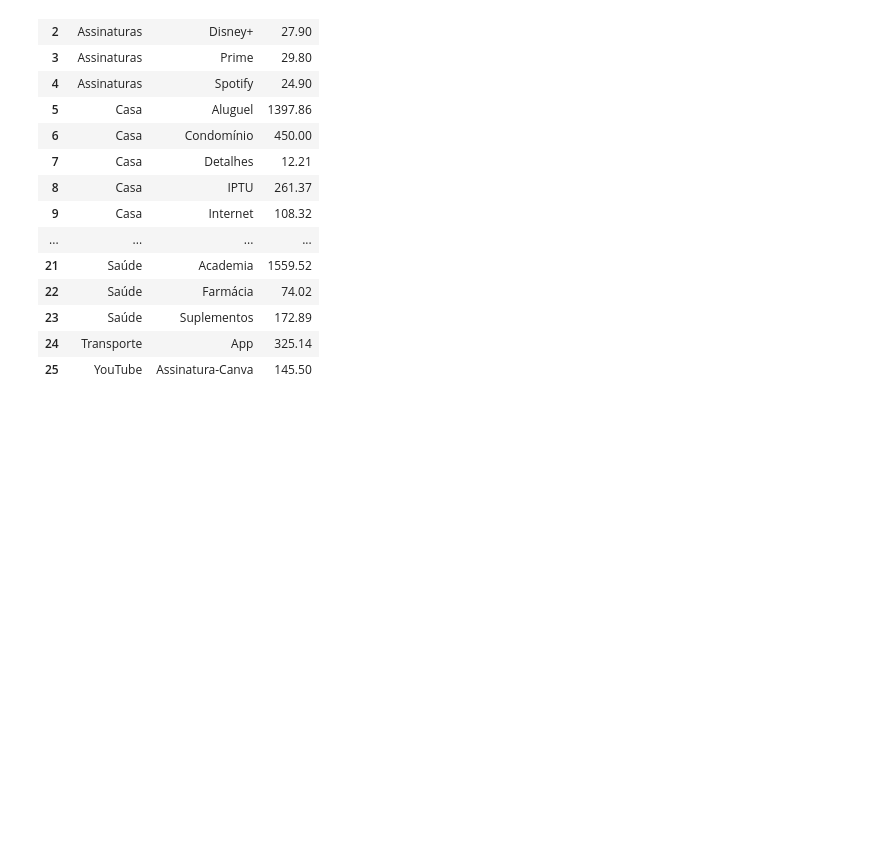
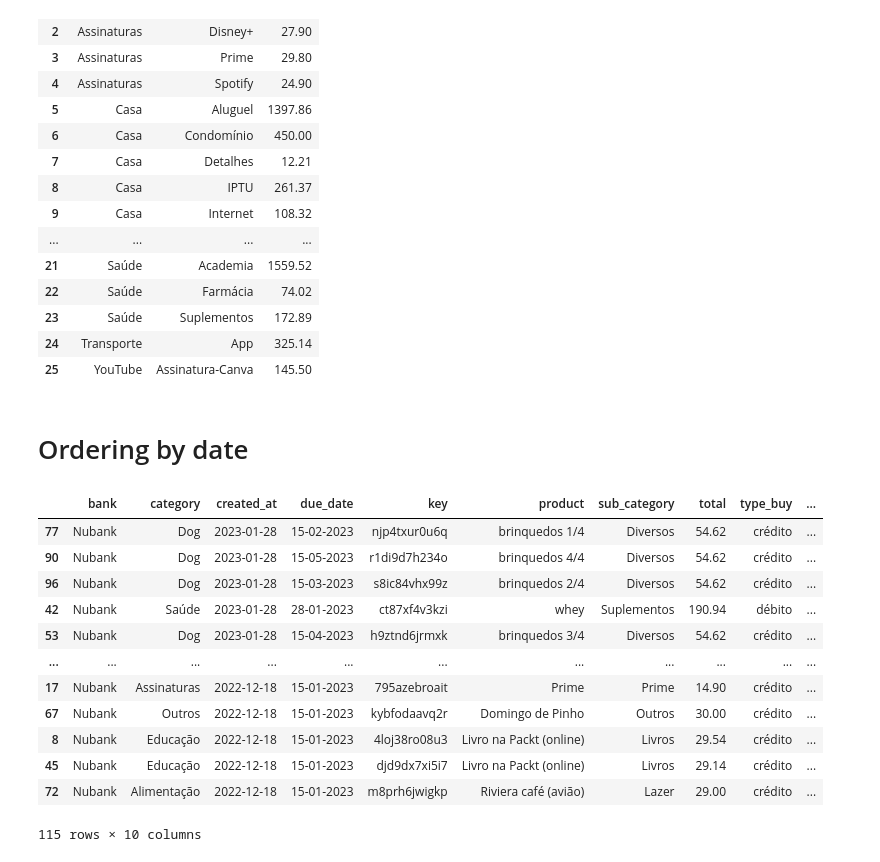
Before and after one commit to LucianoBatista/finance-app, a Jupyter notebook: experiment.ipynb, the cells around one changed output. Saved outputs shown, nothing was run; the diff lists cells and outputs as text; code cells hidden in the pictures; blank space fills up the shorter version.

Commit message:
features: adding table with the last expenses.

```diff
--- a/experiment.ipynb
+++ b/experiment.ipynb
@@ -134,3 +134,23 @@ data.groupby(["category", "sub_category"])["total"].sum().reset_index()
 | 23 | Saúde | Suplementos | 172.89 |
 | 24 | Transporte | App | 325.14 |
 | 25 | YouTube | Assinatura-Canva | 145.50 |
+# %% [markdown]
+# Ordering by date
+# %%
+data["created_at"] = pd.to_datetime(data["created_at"], format="%d-%m-%Y")
+# %%
+data.sort_values("created_at", ascending=False)
+# %% [output]
+|  | bank | category | created_at | due_date | key | product | sub_category | total | type_buy | ... |
+| 77 | Nubank | Dog | 2023-01-28 | 15-02-2023 | njp4txur0u6q | brinquedos 1/4 | Diversos | 54.62 | crédito | ... |
+| 90 | Nubank | Dog | 2023-01-28 | 15-05-2023 | r1di9d7h234o | brinquedos 4/4 | Diversos | 54.62 | crédito | ... |
+| 96 | Nubank | Dog | 2023-01-28 | 15-03-2023 | s8ic84vhx99z | brinquedos 2/4 | Diversos | 54.62 | crédito | ... |
+| 42 | Nubank | Saúde | 2023-01-28 | 28-01-2023 | ct87xf4v3kzi | whey | Suplementos | 190.94 | débito | ... |
+| 53 | Nubank | Dog | 2023-01-28 | 15-04-2023 | h9ztnd6jrmxk | brinquedos 3/4 | Diversos | 54.62 | crédito | ... |
+| ... | ... | ... | ... | ... | ... | ... | ... | ... | ... | ... |
+| 17 | Nubank | Assinaturas | 2022-12-18 | 15-01-2023 | 795azebroait | Prime | Prime | 14.90 | crédito | ... |
+| 67 | Nubank | Outros | 2022-12-18 | 15-01-2023 | kybfodaavq2r | Domingo de Pinho | Outros | 30.00 | crédito | ... |
+| 8 | Nubank | Educação | 2022-12-18 | 15-01-2023 | 4loj38ro08u3 | Livro na Packt (online) | Livros | 29.54 | crédito | ... |
+| 45 | Nubank | Educação | 2022-12-18 | 15-01-2023 | djd9dx7xi5i7 | Livro na Packt (online) | Livros | 29.14 | crédito | ... |
+| 72 | Nubank | Alimentação | 2022-12-18 | 15-01-2023 | m8prh6jwigkp | Riviera café (avião) | Lazer | 29.00 | crédito | ... |
+115 rows × 10 columns
```
Also changed, not shown: parts of 2 cells of this notebook, 2 other files.
